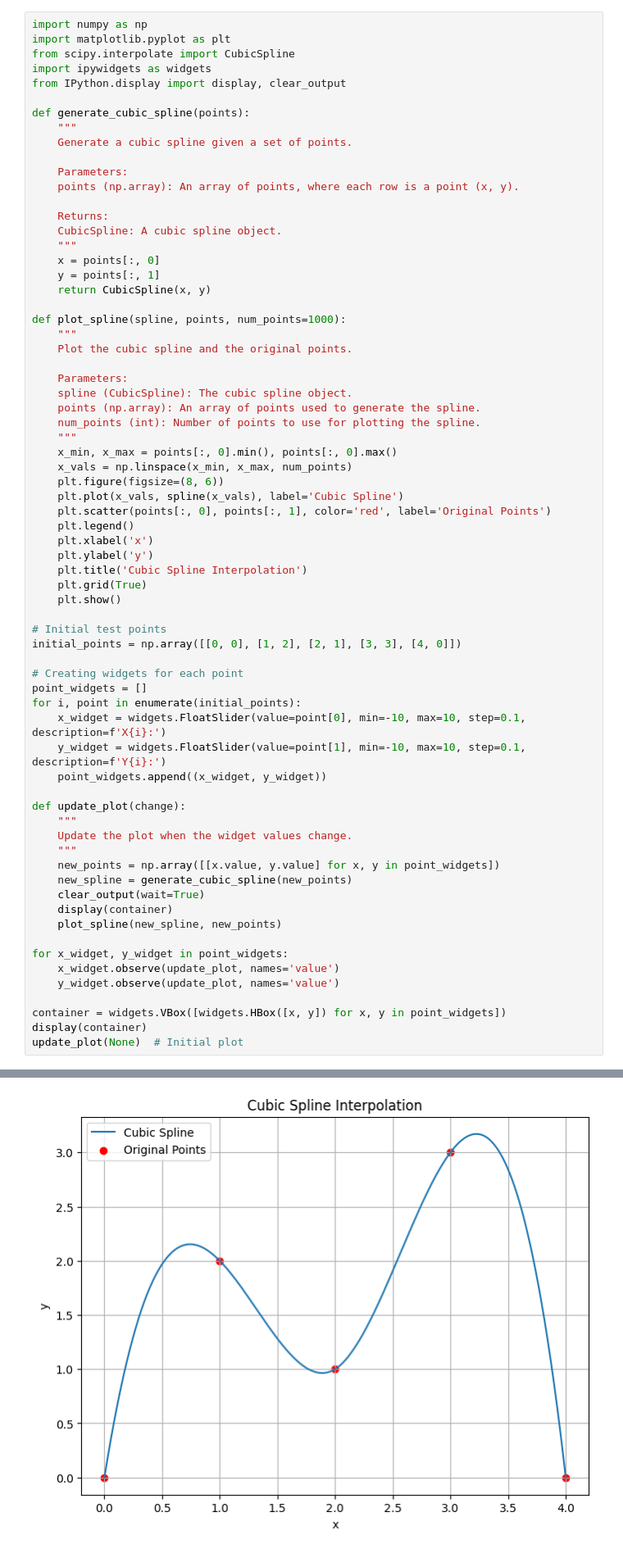
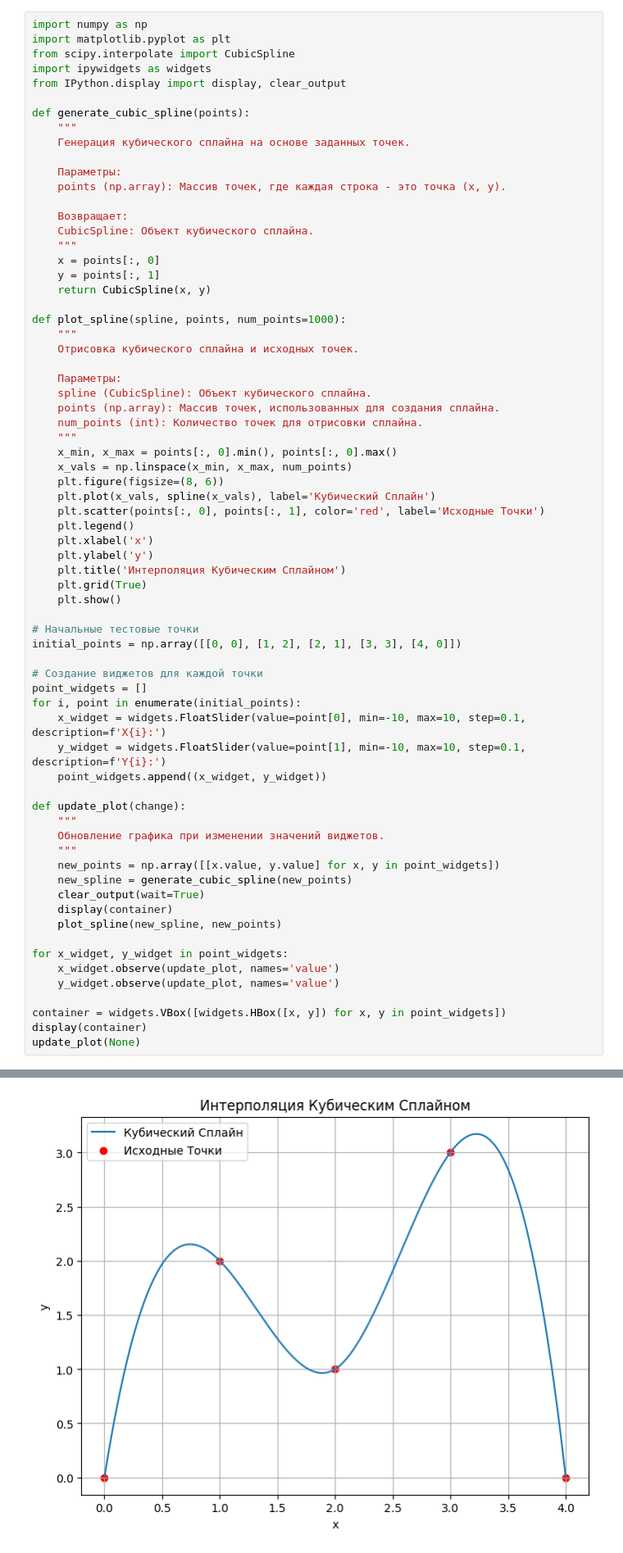
Before and after one commit to IamNoobLEL/MAI_CG, a Jupyter notebook: Labs7/lab7.ipynb, the cells around one changed output, grey strips where cells are left out. Shown: that part at 82% size. Cells and saved outputs as stored; diff of their text form.

```diff
--- a/Labs7/lab7.ipynb
+++ b/Labs7/lab7.ipynb
@@ -7,13 +7,13 @@ from IPython.display import display, clear_output
 
 def generate_cubic_spline(points):
     """
-    Generate a cubic spline given a set of points.
+    Генерация кубического сплайна на основе заданных точек.
 
-    Parameters:
-    points (np.array): An array of points, where each row is a point (x, y).
+    Параметры:
+    points (np.array): Массив точек, где каждая строка - это точка (x, y).
 
-    Returns:
-    CubicSpline: A cubic spline object.
+    Возвращает:
+    CubicSpline: Объект кубического сплайна.
     """
     x = points[:, 0]
     y = points[:, 1]
@@ -21,52 +21,52 @@ def generate_cubic_spline(points):
 
 def plot_spline(spline, points, num_points=1000):
     """
-    Plot the cubic spline and the original points.
+    Отрисовка кубического сплайна и исходных точек.
 
-    Parameters:
-    spline (CubicSpline): The cubic spline object.
-    points (np.array): An array of points used to generate the spline.
-    num_points (int): Number of points to use for plotting the spline.
+    Параметры:
+    spline (CubicSpline): Объект кубического сплайна.
+    points (np.array): Массив точек, использованных для создания сплайна.
+    num_points (int): Количество точек для отрисовки сплайна.
     """
     x_min, x_max = points[:, 0].min(), points[:, 0].max()
     x_vals = np.linspace(x_min, x_max, num_points)
     plt.figure(figsize=(8, 6))
-    plt.plot(x_vals, spline(x_vals), label='Cubic Spline')
-    plt.scatter(points[:, 0], points[:, 1], color='red', label='Original Points')
+    plt.plot(x_vals, spline(x_vals), label='Кубический Сплайн')
+    plt.scatter(points[:, 0], points[:, 1], color='red', label='Исходные Точки')
     plt.legend()
     plt.xlabel('x')
     plt.ylabel('y')
-    plt.title('Cubic Spline Interpolation')
+    plt.title('Интерполяция Кубическим Сплайном')
     plt.grid(True)
     plt.show()
 
-# Initial test points
+# Начальные тестовые точки
 initial_points = np.array([[0, 0], [1, 2], [2, 1], [3, 3], [4, 0]])
 
-# Creating widgets for each point
+# Создание виджетов для каждой точки
 point_widgets = []
 for i, point in enumerate(initial_points):
     x_widget = widgets.FloatSlider(value=point[0], min=-10, max=10, step=0.1, description=f'X{i}:')
     y_widget = widgets.FloatSlider(value=point[1], min=-10, max=10, step=0.1, description=f'Y{i}:')
     point_widgets.append((x_widget, y_widget))
 
 def update_plot(change):
     """
-    Update the plot when the widget values change.
+    Обновление графика при изменении значений виджетов.
     """
     new_points = np.array([[x.value, y.value] for x, y in point_widgets])
     new_spline = generate_cubic_spline(new_points)
     clear_output(wait=True)
     display(container)
     plot_spline(new_spline, new_points)
 
 for x_widget, y_widget in point_widgets:
     x_widget.observe(update_plot, names='value')
     y_widget.observe(update_plot, names='value')
 
 container = widgets.VBox([widgets.HBox([x, y]) for x, y in point_widgets])
 display(container)
-update_plot(None)  # Initial plot
+update_plot(None)
 # %% [output]
 VBox(children=(HBox(children=(FloatSlider(value=0.0, description='X0:', max=10.0, min=-10.0), FloatSlider(valu…
-[figure, old version]
+[figure, new version]
```
Also changed, not shown: 15 other files.
